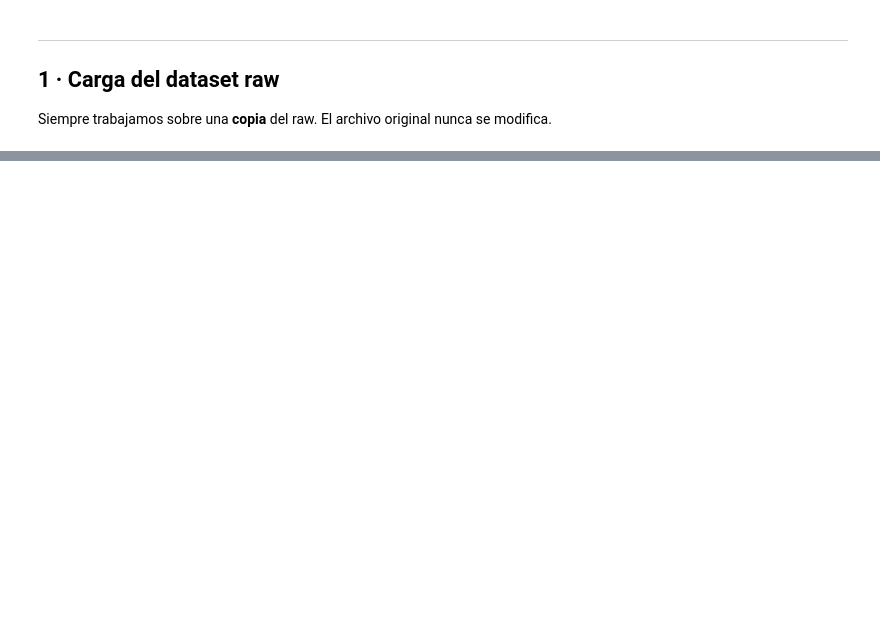
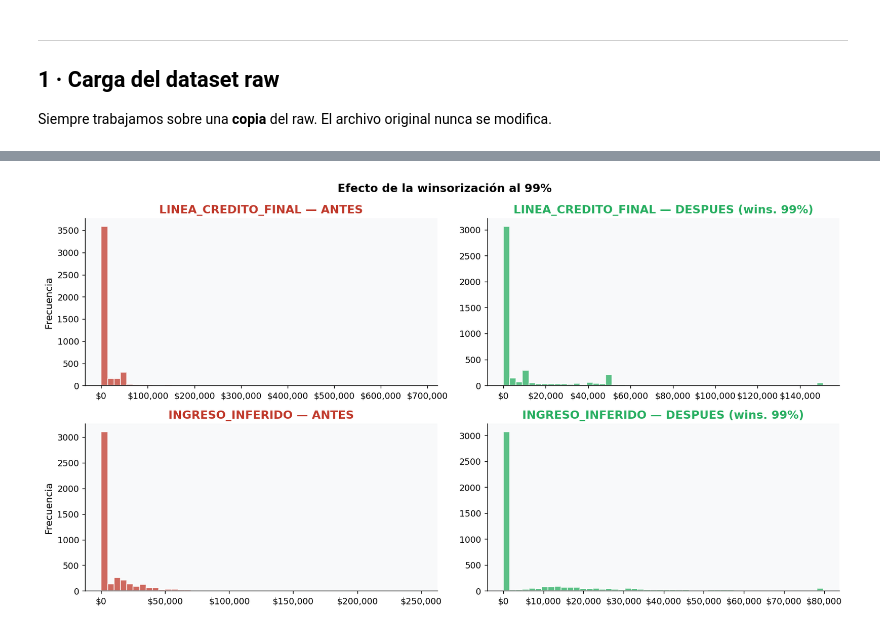
Before and after one commit to Montiel-Oscar/credit-product-analytics, a Jupyter notebook: notebooks/02_data_cleaning.ipynb, the cells around one changed output, grey strips where cells are left out. Cells and saved outputs as stored; diff of their text form; code cells hidden in the pictures; blank space fills up the shorter version.

```diff
--- a/notebooks/02_data_cleaning.ipynb
+++ b/notebooks/02_data_cleaning.ipynb
@@ -612,0 +65,21 @@ for i, col in enumerate(df.columns, 1):
+# %%
+DATA_PATH = "../data/raw/ProyectoMineria-Banco.csv"
+df_raw = pd.read_csv(DATA_PATH, encoding="utf-8")
+df     = df_raw.copy()
+
+print(f"Shape inicial: {df.shape[0]:,} filas x {df.shape[1]} columnas")
+print()
+
+print("Nulos antes de limpiar:")
+nulos_ini = df.isnull().sum()
+nulos_ini = nulos_ini[nulos_ini > 0]
+for col, n in nulos_ini.items():
+    pct = n / len(df) * 100
+    print(f"  {col:<25} {n:>5,}  ({pct:.1f}%)")
+
+# Funcion utilitaria de reporte
+def reporte(label, antes, despues, unidad="registros"):
+    delta = antes - despues
+    pct   = delta / antes * 100 if antes > 0 else 0
+    sq    = SQ_G if delta >= 0 else SQ_R
+    print(f"  {sq}  {label:<52} {antes:>6,} -> {despues:>6,}  (delta {delta:+,} {unidad})")
@@ -612,0 +522,23 @@ for i, col in enumerate(df.columns, 1):
+# %%
+fig, axes = plt.subplots(2, 2, figsize=(13, 7))
+cols_win = ["LINEA_CREDITO_FINAL", "INGRESO_INFERIDO"]
+
+for i, col in enumerate(cols_win):
+    data_raw   = df_raw[col].dropna()
+    data_clean = df[col].dropna()
+
+    axes[i][0].hist(data_raw,   bins=50, color=RED,   alpha=0.75, edgecolor="white")
+    axes[i][0].set_title(f"{col} — ANTES",               fontweight="bold", color=RED)
+    axes[i][0].set_ylabel("Frecuencia")
+    axes[i][0].xaxis.set_major_formatter(mticker.FuncFormatter(lambda x, _: f"${x:,.0f}"))
+
+    axes[i][1].hist(data_clean, bins=50, color=GREEN, alpha=0.75, edgecolor="white")
+    axes[i][1].set_title(f"{col} — DESPUES (wins. 99%)", fontweight="bold", color=GREEN)
+    axes[i][1].xaxis.set_major_formatter(mticker.FuncFormatter(lambda x, _: f"${x:,.0f}"))
+
+plt.suptitle("Efecto de la winsorización al 99%", fontsize=13, fontweight="bold")
+plt.tight_layout()
+plt.savefig("../reports/figures/02_winsorization.png", bbox_inches="tight")
+plt.show()
+# %% [output]
+[figure, added]
```
Also changed, not shown: parts of 55 cells of this notebook, 29 other files.
